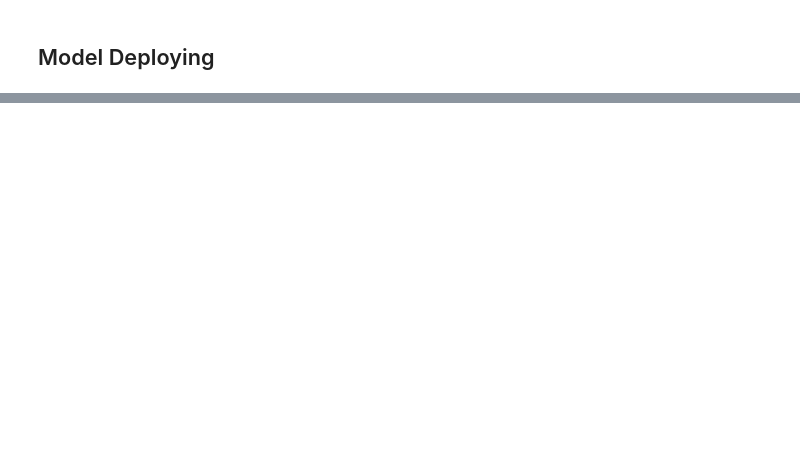
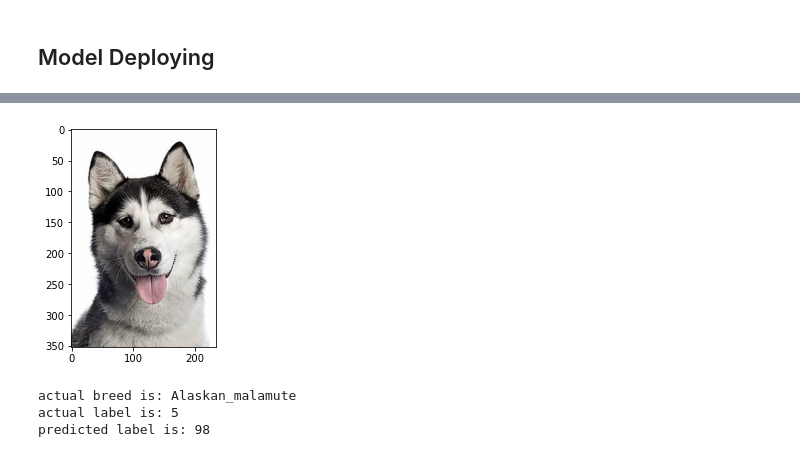
Before and after one commit to ibrahiim1/CD0387-deep-learning-topics-within-computer-vision-nlp-project-starter, a Jupyter notebook: train_and_deploy.ipynb, the cells around one changed output, grey strips where cells are left out. Cells and saved outputs as stored; diff of their text form; code cells hidden in the pictures; blank space fills up the shorter version.

```diff
--- a/train_and_deploy.ipynb
+++ b/train_and_deploy.ipynb
@@ -230,0 +342,9 @@ model_location
+# %%
+model_location= 's3://sagemaker-us-east-1-028490274912/dogBreedPytorch-2022-11-19-16-29-49-803/output/model.tar.gz'
+# %%
+import sagemaker
+import boto3
+
+role = sagemaker.get_execution_role()
+sagemaker_session = sagemaker.session.Session()
+sagemaker_session.default_bucket()
@@ -274,6 +396,6 @@ def plot_result(response, file, image):
 # TODO: Deploy your model to an endpoint
 
 model = PyTorchModel(model_data=model_location, role=role, entry_point='inference.py', py_version='py36',
-                             framework_version='1.6', predictor_cls=ImagePredictor)
+                             framework_version='1.8', predictor_cls=ImagePredictor)
 
-predictor=model.deploy(initial_instance_count=1, instance_type='ml.m5.large') # TODO: Add your deployment configuration like instance type and number of instances
+predictor=model.deploy(initial_instance_count=1, instance_type='ml.m5.xlarge') # TODO: Add your deployment configuration like instance type and number of instances
@@ -290,3 +445,16 @@ plot_result(response, file, img)
+# %%
+with open("test/Alaskan_malamute_00330.jpg" , 'rb') as f :
+    image = f.read()
+
+file="s3://sagemaker-us-east-1-028490274912/DogBreedClassification/dogImages/test/005.Alaskan_malamute/Alaskan_malamute_00330.jpg"
+img= "test/Alaskan_malamute_00330.jpg"
+response = predictor.predict(image, initial_args={'ContentType':'image/jpeg'})
+plot_result(response, file, img)
+# %% [output]
+[figure, added]
+actual breed is: Alaskan_malamute
+actual label is: 5
+predicted label is: 98
 # %%
 # TODO: Remember to shutdown/delete your endpoint once your work is done
 predictor.delete_endpoint()
```
Also changed, not shown: parts of 30 cells of this notebook, 3 other files.
